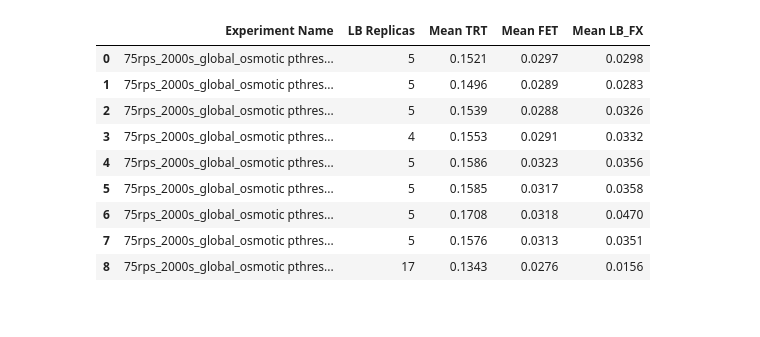
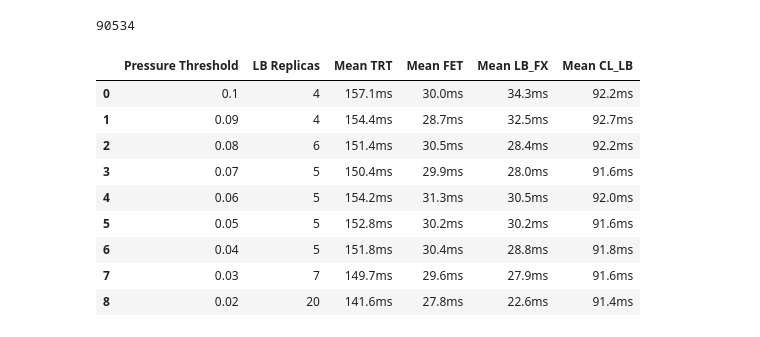
Before and after one commit to edgerun/faas-sim, a Jupyter notebook: ext/jjnp21/experiments/osmotic/optimization_aggressiveness/optimization_aggressiveness_vis.ipynb, the cells around one changed output. Cells and saved outputs as stored; diff of their text form; code cells hidden in the pictures.

Commit message:
add optimization aggressiveness stuff

```diff
--- a/ext/jjnp21/experiments/osmotic/optimization_aggressiveness/optimization_aggressiveness_vis.ipynb
+++ b/ext/jjnp21/experiments/osmotic/optimization_aggressiveness/optimization_aggressiveness_vis.ipynb
@@ -23,7 +23,7 @@ def load_results(path) -> List[Result]:
         results = pickle.load(f)
         return results
 # %%
-results = load_results('/home/jp/Documents/tmp/optimization_aggressiveness.dump')
+results = load_results('/home/jp/Documents/tmp/optimization_aggressiveness4.dump')
 # %%
 def cut_to_latter_half(result):
     count = len(result.invocations)
@@ -50,28 +37,35 @@ analysis
+# %%
+len(results[0].invocations)
+# %% [output]
+90534
 # %%
 def kpis_by_expname(expname):
     return analysis[analysis['name'] == expname]
 # %%
 def build_results_table(results):
     rows = []
-    for r in results:
+    for r in sorted(results, key=lambda r: r.experiment.name, reverse=True):
         row = {}
-        row['Experiment Name'] = r.experiment.name
+        row['Pressure Threshold'] = r.experiment.name[34:38]
         row['LB Replicas'] = r.lb_replica_count['running_lb_replicas'].iloc[-1].astype(int)
-        row['Mean TRT'] = kpis_by_expname(r.experiment.name)['E2E mean'].iloc[0].astype(float)
-        row['Mean FET'] = kpis_by_expname(r.experiment.name)['FET mean'].iloc[0].astype(float)
-        row['Mean LB_FX'] = kpis_by_expname(r.experiment.name)['tx_time_lb_fx mean'].iloc[0].astype(float)
+        row['Mean TRT'] = f'{round(kpis_by_expname(r.experiment.name)["E2E mean"].iloc[0].astype(float) * 1000, 1)}ms'
+        row['Mean FET'] = f'{round(kpis_by_expname(r.experiment.name)["FET mean"].iloc[0].astype(float) * 1000, 1)}ms'
+        row['Mean LB_FX'] = f'{round(kpis_by_expname(r.experiment.name)["tx_time_lb_fx mean"].iloc[0].astype(float) * 1000, 1)}ms'
+        row['Mean CL_LB'] = f'{round(kpis_by_expname(r.experiment.name)["tx_time_cl_lb mean"].iloc[0].astype(float) * 1000, 1)}ms'
         rows.append(row)
     return pd.DataFrame(rows)
 
-build_results_table(results)
+res_table = build_results_table(results)
+res_table.to_csv('/home/jp/Documents/Thesis/experiments/8_osmotic_optimization_aggressiveness/raw_data/last_20_percent.csv')
+res_table
 # %% [output]
-|  | Experiment Name | LB Replicas | Mean TRT | Mean FET | Mean LB_FX |
-| 0 | 75rps_2000s_global_osmotic pthres... | 5 | 0.1521 | 0.0297 | 0.0298 |
-| 1 | 75rps_2000s_global_osmotic pthres... | 5 | 0.1496 | 0.0289 | 0.0283 |
-| 2 | 75rps_2000s_global_osmotic pthres... | 5 | 0.1539 | 0.0288 | 0.0326 |
-| 3 | 75rps_2000s_global_osmotic pthres... | 4 | 0.1553 | 0.0291 | 0.0332 |
-| 4 | 75rps_2000s_global_osmotic pthres... | 5 | 0.1586 | 0.0323 | 0.0356 |
-| 5 | 75rps_2000s_global_osmotic pthres... | 5 | 0.1585 | 0.0317 | 0.0358 |
-| 6 | 75rps_2000s_global_osmotic pthres... | 5 | 0.1708 | 0.0318 | 0.0470 |
-| 7 | 75rps_2000s_global_osmotic pthres... | 5 | 0.1576 | 0.0313 | 0.0351 |
-| 8 | 75rps_2000s_global_osmotic pthres... | 17 | 0.1343 | 0.0276 | 0.0156 |
+|  | Pressure Threshold | LB Replicas | Mean TRT | Mean FET | Mean LB_FX | Mean CL_LB |
+| 0 | 0.1 | 4 | 157.1ms | 30.0ms | 34.3ms | 92.2ms |
+| 1 | 0.09 | 4 | 154.4ms | 28.7ms | 32.5ms | 92.7ms |
+| 2 | 0.08 | 6 | 151.4ms | 30.5ms | 28.4ms | 92.2ms |
+| 3 | 0.07 | 5 | 150.4ms | 29.9ms | 28.0ms | 91.6ms |
+| 4 | 0.06 | 5 | 154.2ms | 31.3ms | 30.5ms | 92.0ms |
+| 5 | 0.05 | 5 | 152.8ms | 30.2ms | 30.2ms | 91.6ms |
+| 6 | 0.04 | 5 | 151.8ms | 30.4ms | 28.8ms | 91.8ms |
+| 7 | 0.03 | 7 | 149.7ms | 29.6ms | 27.9ms | 91.6ms |
+| 8 | 0.02 | 20 | 141.6ms | 27.8ms | 22.6ms | 91.4ms |
```
Also changed, not shown: parts of 6 cells of this notebook, 3 other files.
